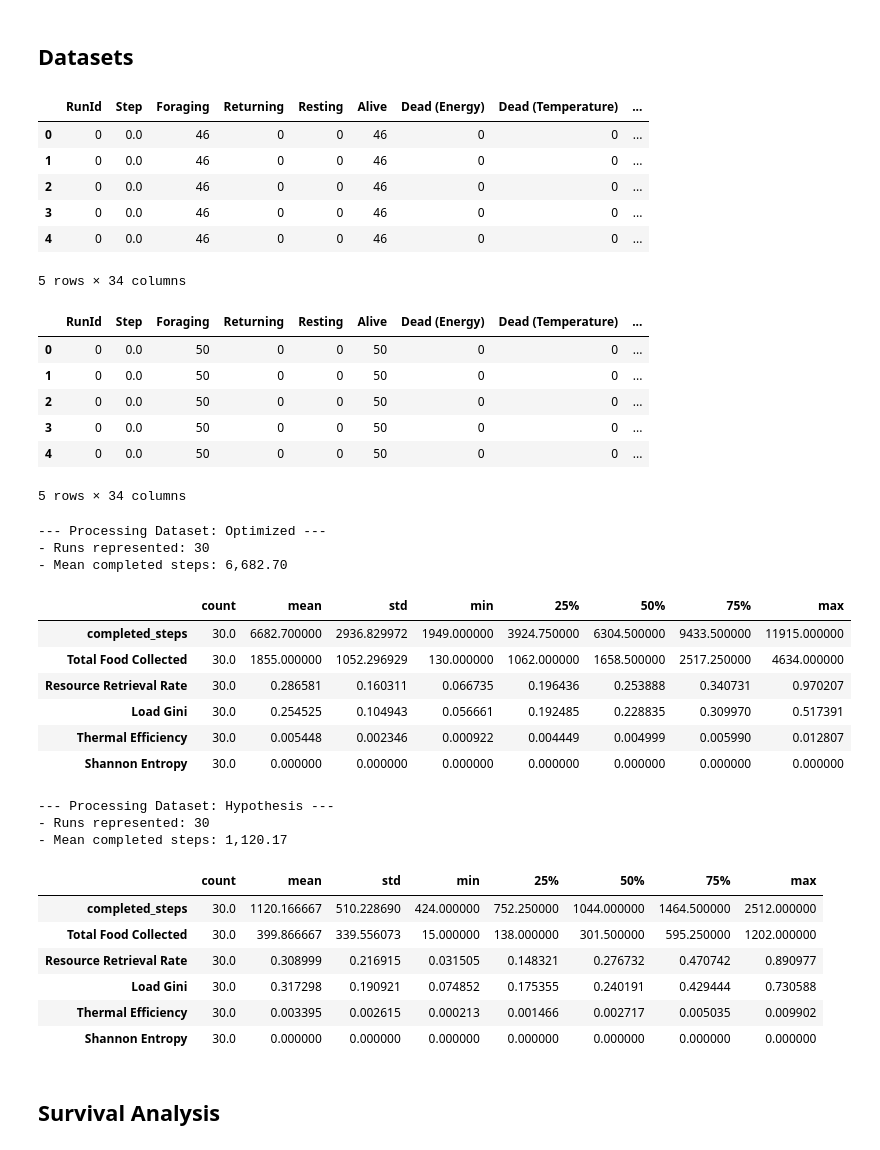
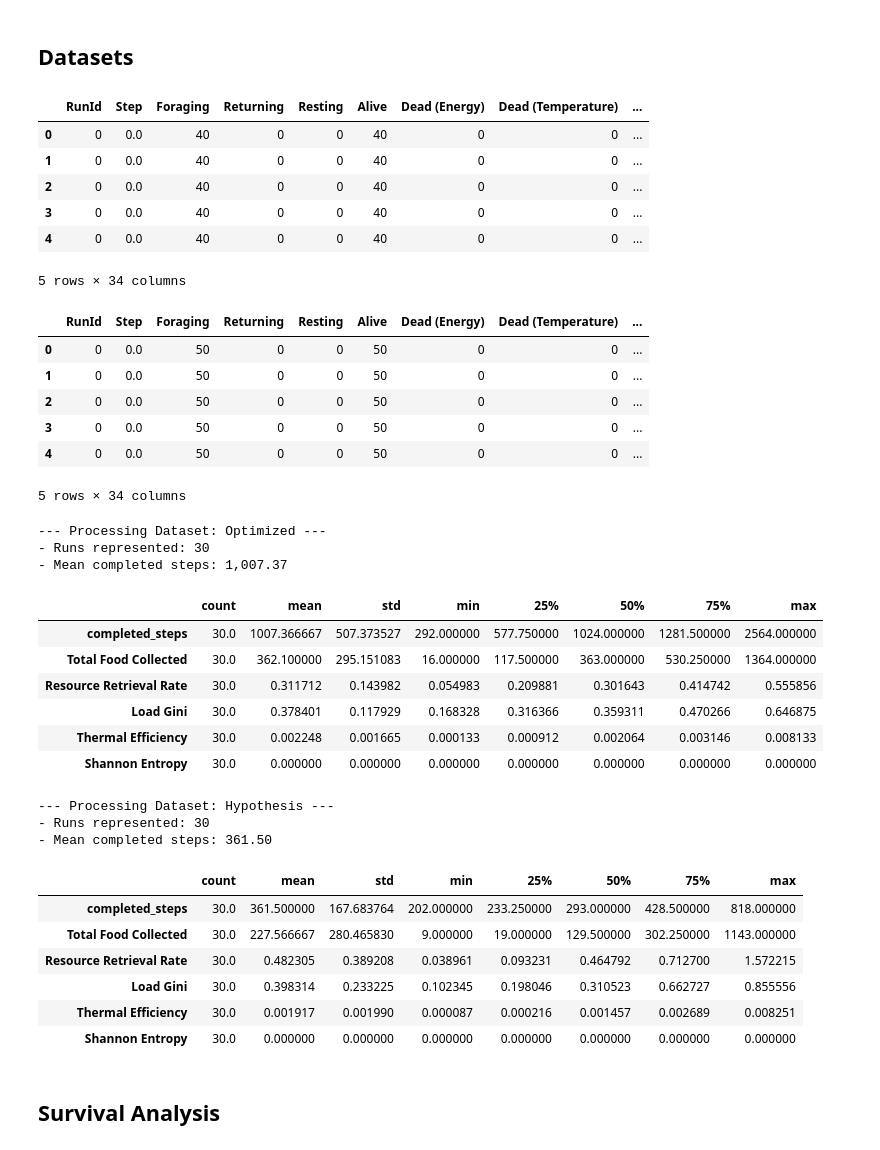
Before and after one commit to Riccardo-Gottardi/ACO-on-hostile-environment, a Jupyter notebook: src/DataAnalysis.ipynb, the cells around one changed output. Drawn from its saved outputs; the diff is of its cells as text; code cells hidden in the pictures.

```diff
--- a/src/DataAnalysis.ipynb
+++ b/src/DataAnalysis.ipynb
@@ -5,34 +5,34 @@
 # %%
 import matplotlib.pyplot as plt
 import numpy as np
 import pandas as pd
 from IPython.display import display
 from scipy import stats
 
 plt.style.use("seaborn-v0_8-whitegrid")
 
-optimized = pd.read_csv("swarm_foraging_experiment_optimized_20260506_190123.csv")
-hypothesis = pd.read_csv("swarm_foraging_experiment_hypothesized_20260506_190123.csv")
+optimized = pd.read_csv("swarm_foraging_experiment_optimized_20260507_053031.csv")
+hypothesis = pd.read_csv("swarm_foraging_experiment_hypothesized_20260507_053031.csv")
 
 cols_to_drop = [
     "iteration", "width", "height", "n_food_clusters",
     "food_area_percentage", "food_base_quantity", "num_agents",
     "pheromone_decay_rate", "safety_buffer_steps", "foraging_start_threshold",
     "pheromone_memory_weight", "pheromone_base_drop", "pheromone_follow_prob", "seed"
 ]
 
 optimized = optimized.drop(columns=cols_to_drop, errors='ignore')
 hypothesis = hypothesis.drop(columns=cols_to_drop, errors='ignore')
 
 display(optimized.head())
 display(hypothesis.head())
 # %% [output]
 |  | RunId | Step | Foraging | Returning | Resting | Alive | Dead (Energy) | Dead (Temperature) | ... |
-| 0 | 0 | 0.0 | 46 | 0 | 0 | 46 | 0 | 0 | ... |
-| 1 | 0 | 0.0 | 46 | 0 | 0 | 46 | 0 | 0 | ... |
-| 2 | 0 | 0.0 | 46 | 0 | 0 | 46 | 0 | 0 | ... |
-| 3 | 0 | 0.0 | 46 | 0 | 0 | 46 | 0 | 0 | ... |
-| 4 | 0 | 0.0 | 46 | 0 | 0 | 46 | 0 | 0 | ... |
+| 0 | 0 | 0.0 | 40 | 0 | 0 | 40 | 0 | 0 | ... |
+| 1 | 0 | 0.0 | 40 | 0 | 0 | 40 | 0 | 0 | ... |
+| 2 | 0 | 0.0 | 40 | 0 | 0 | 40 | 0 | 0 | ... |
+| 3 | 0 | 0.0 | 40 | 0 | 0 | 40 | 0 | 0 | ... |
+| 4 | 0 | 0.0 | 40 | 0 | 0 | 40 | 0 | 0 | ... |
 5 rows × 34 columns
 |  | RunId | Step | Foraging | Returning | Resting | Alive | Dead (Energy) | Dead (Temperature) | ... |
 | 0 | 0 | 0.0 | 50 | 0 | 0 | 50 | 0 | 0 | ... |
@@ -97,23 +97,23 @@ hypothesis_summary, hypothesis_stats = process_swarm_data(hypothesis, "Hypothesi
 # %% [output]
 --- Processing Dataset: Optimized ---
 - Runs represented: 30
-- Mean completed steps: 6,682.70
+- Mean completed steps: 1,007.37
 |  | count | mean | std | min | 25% | 50% | 75% | max |
-| completed_steps | 30.0 | 6682.700000 | 2936.829972 | 1949.000000 | 3924.750000 | 6304.500000 | 9433.500000 | 11915.000000 |
-| Total Food Collected | 30.0 | 1855.000000 | 1052.296929 | 130.000000 | 1062.000000 | 1658.500000 | 2517.250000 | 4634.000000 |
-| Resource Retrieval Rate | 30.0 | 0.286581 | 0.160311 | 0.066735 | 0.196436 | 0.253888 | 0.340731 | 0.970207 |
-| Load Gini | 30.0 | 0.254525 | 0.104943 | 0.056661 | 0.192485 | 0.228835 | 0.309970 | 0.517391 |
-| Thermal Efficiency | 30.0 | 0.005448 | 0.002346 | 0.000922 | 0.004449 | 0.004999 | 0.005990 | 0.012807 |
+| completed_steps | 30.0 | 1007.366667 | 507.373527 | 292.000000 | 577.750000 | 1024.000000 | 1281.500000 | 2564.000000 |
+| Total Food Collected | 30.0 | 362.100000 | 295.151083 | 16.000000 | 117.500000 | 363.000000 | 530.250000 | 1364.000000 |
+| Resource Retrieval Rate | 30.0 | 0.311712 | 0.143982 | 0.054983 | 0.209881 | 0.301643 | 0.414742 | 0.555856 |
+| Load Gini | 30.0 | 0.378401 | 0.117929 | 0.168328 | 0.316366 | 0.359311 | 0.470266 | 0.646875 |
+| Thermal Efficiency | 30.0 | 0.002248 | 0.001665 | 0.000133 | 0.000912 | 0.002064 | 0.003146 | 0.008133 |
 | Shannon Entropy | 30.0 | 0.000000 | 0.000000 | 0.000000 | 0.000000 | 0.000000 | 0.000000 | 0.000000 |
 --- Processing Dataset: Hypothesis ---
 - Runs represented: 30
-- Mean completed steps: 1,120.17
+- Mean completed steps: 361.50
 |  | count | mean | std | min | 25% | 50% | 75% | max |
-| completed_steps | 30.0 | 1120.166667 | 510.228690 | 424.000000 | 752.250000 | 1044.000000 | 1464.500000 | 2512.000000 |
-| Total Food Collected | 30.0 | 399.866667 | 339.556073 | 15.000000 | 138.000000 | 301.500000 | 595.250000 | 1202.000000 |
-| Resource Retrieval Rate | 30.0 | 0.308999 | 0.216915 | 0.031505 | 0.148321 | 0.276732 | 0.470742 | 0.890977 |
-| Load Gini | 30.0 | 0.317298 | 0.190921 | 0.074852 | 0.175355 | 0.240191 | 0.429444 | 0.730588 |
-| Thermal Efficiency | 30.0 | 0.003395 | 0.002615 | 0.000213 | 0.001466 | 0.002717 | 0.005035 | 0.009902 |
+| completed_steps | 30.0 | 361.500000 | 167.683764 | 202.000000 | 233.250000 | 293.000000 | 428.500000 | 818.000000 |
+| Total Food Collected | 30.0 | 227.566667 | 280.465830 | 9.000000 | 19.000000 | 129.500000 | 302.250000 | 1143.000000 |
+| Resource Retrieval Rate | 30.0 | 0.482305 | 0.389208 | 0.038961 | 0.093231 | 0.464792 | 0.712700 | 1.572215 |
+| Load Gini | 30.0 | 0.398314 | 0.233225 | 0.102345 | 0.198046 | 0.310523 | 0.662727 | 0.855556 |
+| Thermal Efficiency | 30.0 | 0.001917 | 0.001990 | 0.000087 | 0.000216 | 0.001457 | 0.002689 | 0.008251 |
 | Shannon Entropy | 30.0 | 0.000000 | 0.000000 | 0.000000 | 0.000000 | 0.000000 | 0.000000 | 0.000000 |
 # %% [markdown]
 ## Survival Analysis
```
Also changed, not shown: parts of 5 cells of this notebook, 2 other files.
